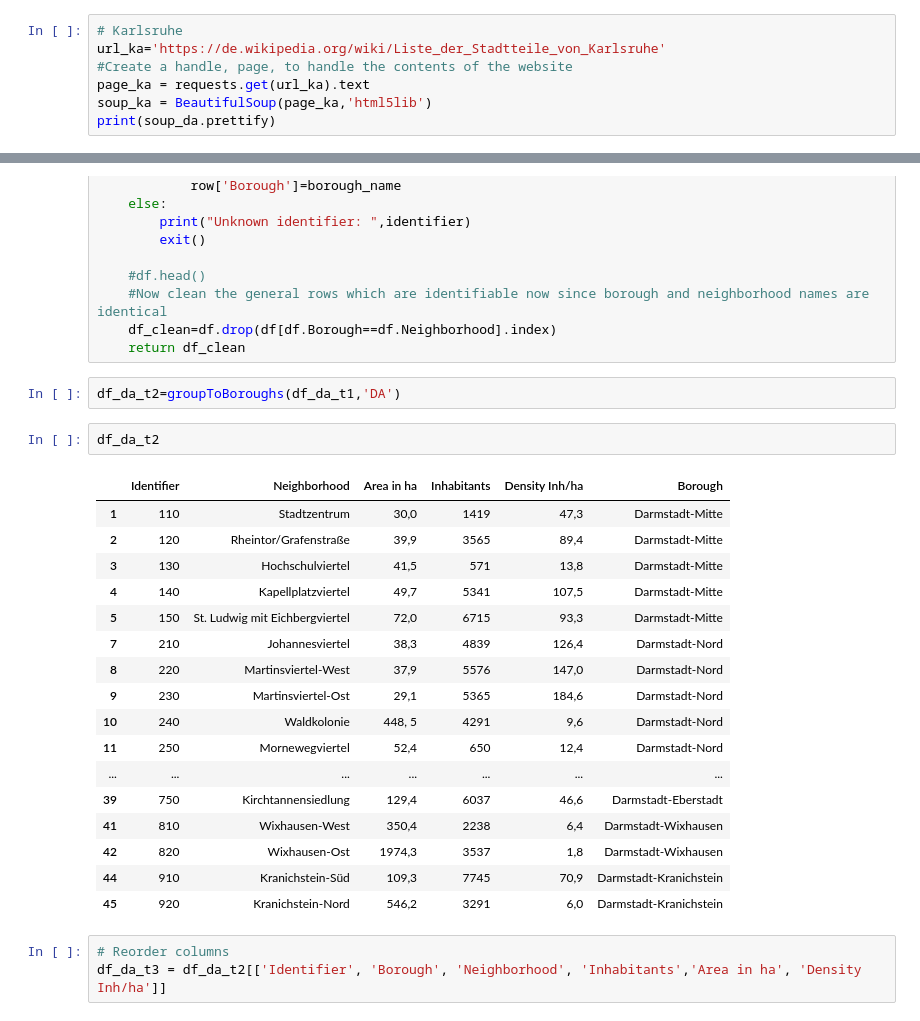
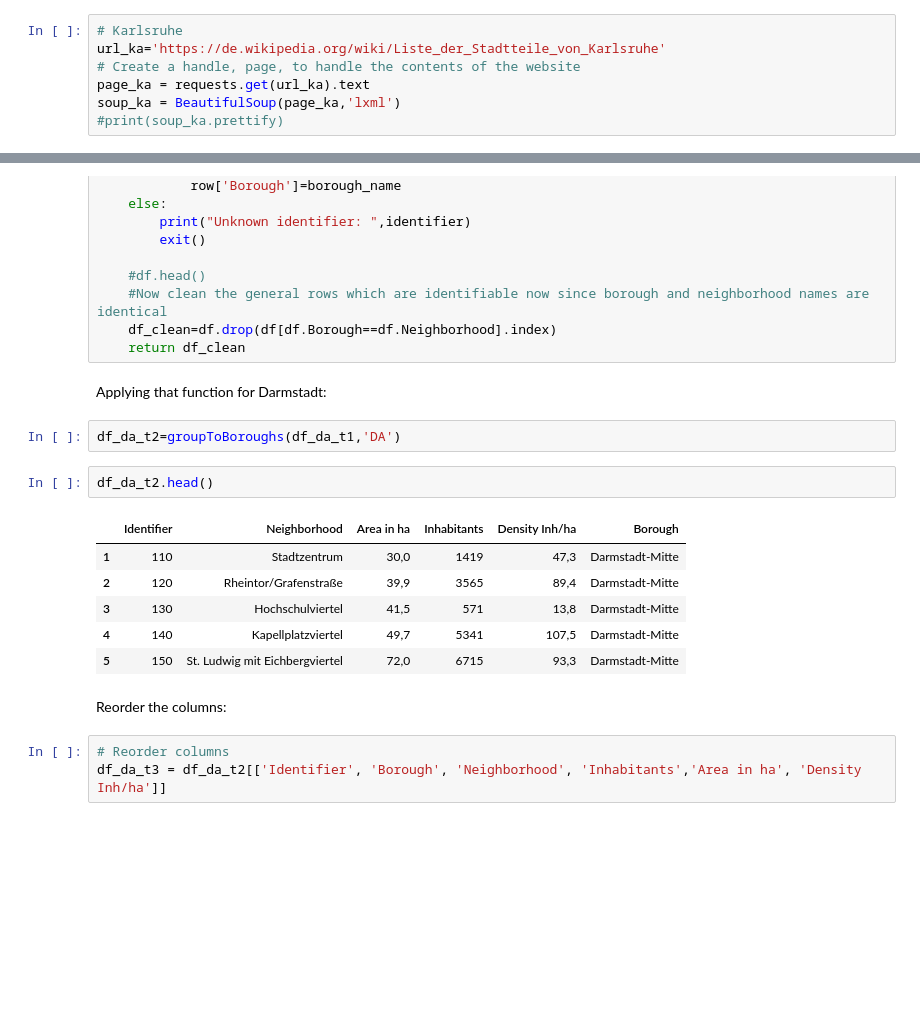
Before and after one commit to SteSa1987/coursera-ibm-capstone, a Jupyter notebook: Comparing Darmstadt and Karlsruhe.ipynb, the cells around one changed output, grey strips where cells are left out. Drawn from its saved outputs; the diff is of its cells as text; blank space fills up the shorter version.

```diff
--- a/Comparing Darmstadt and Karlsruhe.ipynb
+++ b/Comparing Darmstadt and Karlsruhe.ipynb
@@ -40,7 +27,7 @@ print(soup_da.prettify)
 # %%
 # Karlsruhe
 url_ka='https://de.wikipedia.org/wiki/Liste_der_Stadtteile_von_Karlsruhe'
-#Create a handle, page, to handle the contents of the website
+# Create a handle, page, to handle the contents of the website
 page_ka = requests.get(url_ka).text
-soup_ka = BeautifulSoup(page_ka,'html5lib')
-print(soup_da.prettify)
+soup_ka = BeautifulSoup(page_ka,'lxml')
+#print(soup_ka.prettify)
@@ -249,28 +148,21 @@ def groupToBoroughs(df,identifier):
     #Now clean the general rows which are identifiable now since borough and neighborhood names are identical
     df_clean=df.drop(df[df.Borough==df.Neighborhood].index)
     return df_clean
+# %% [markdown]
+Applying that function for Darmstadt:
 # %%
 df_da_t2=groupToBoroughs(df_da_t1,'DA')
 # %%
-df_da_t2
+df_da_t2.head()
 # %% [output]
 |  | Identifier | Neighborhood | Area in ha | Inhabitants | Density Inh/ha | Borough |
 | 1 | 110 | Stadtzentrum | 30,0 | 1419 | 47,3 | Darmstadt-Mitte |
 | 2 | 120 | Rheintor/Grafenstraße | 39,9 | 3565 | 89,4 | Darmstadt-Mitte |
 | 3 | 130 | Hochschulviertel | 41,5 | 571 | 13,8 | Darmstadt-Mitte |
 | 4 | 140 | Kapellplatzviertel | 49,7 | 5341 | 107,5 | Darmstadt-Mitte |
 | 5 | 150 | St. Ludwig mit Eichbergviertel | 72,0 | 6715 | 93,3 | Darmstadt-Mitte |
-| 7 | 210 | Johannesviertel | 38,3 | 4839 | 126,4 | Darmstadt-Nord |
-| 8 | 220 | Martinsviertel-West | 37,9 | 5576 | 147,0 | Darmstadt-Nord |
-| 9 | 230 | Martinsviertel-Ost | 29,1 | 5365 | 184,6 | Darmstadt-Nord |
-| 10 | 240 | Waldkolonie | 448, 5 | 4291 | 9,6 | Darmstadt-Nord |
-| 11 | 250 | Mornewegviertel | 52,4 | 650 | 12,4 | Darmstadt-Nord |
-| ... | ... | ... | ... | ... | ... | ... |
-| 39 | 750 | Kirchtannensiedlung | 129,4 | 6037 | 46,6 | Darmstadt-Eberstadt |
-| 41 | 810 | Wixhausen-West | 350,4 | 2238 | 6,4 | Darmstadt-Wixhausen |
-| 42 | 820 | Wixhausen-Ost | 1974,3 | 3537 | 1,8 | Darmstadt-Wixhausen |
-| 44 | 910 | Kranichstein-Süd | 109,3 | 7745 | 70,9 | Darmstadt-Kranichstein |
-| 45 | 920 | Kranichstein-Nord | 546,2 | 3291 | 6,0 | Darmstadt-Kranichstein |
+# %% [markdown]
+Reorder the columns:
 # %%
 # Reorder columns
 df_da_t3 = df_da_t2[['Identifier', 'Borough', 'Neighborhood', 'Inhabitants','Area in ha', 'Density Inh/ha']]
```
Also changed, not shown: parts of 104 cells of this notebook.
